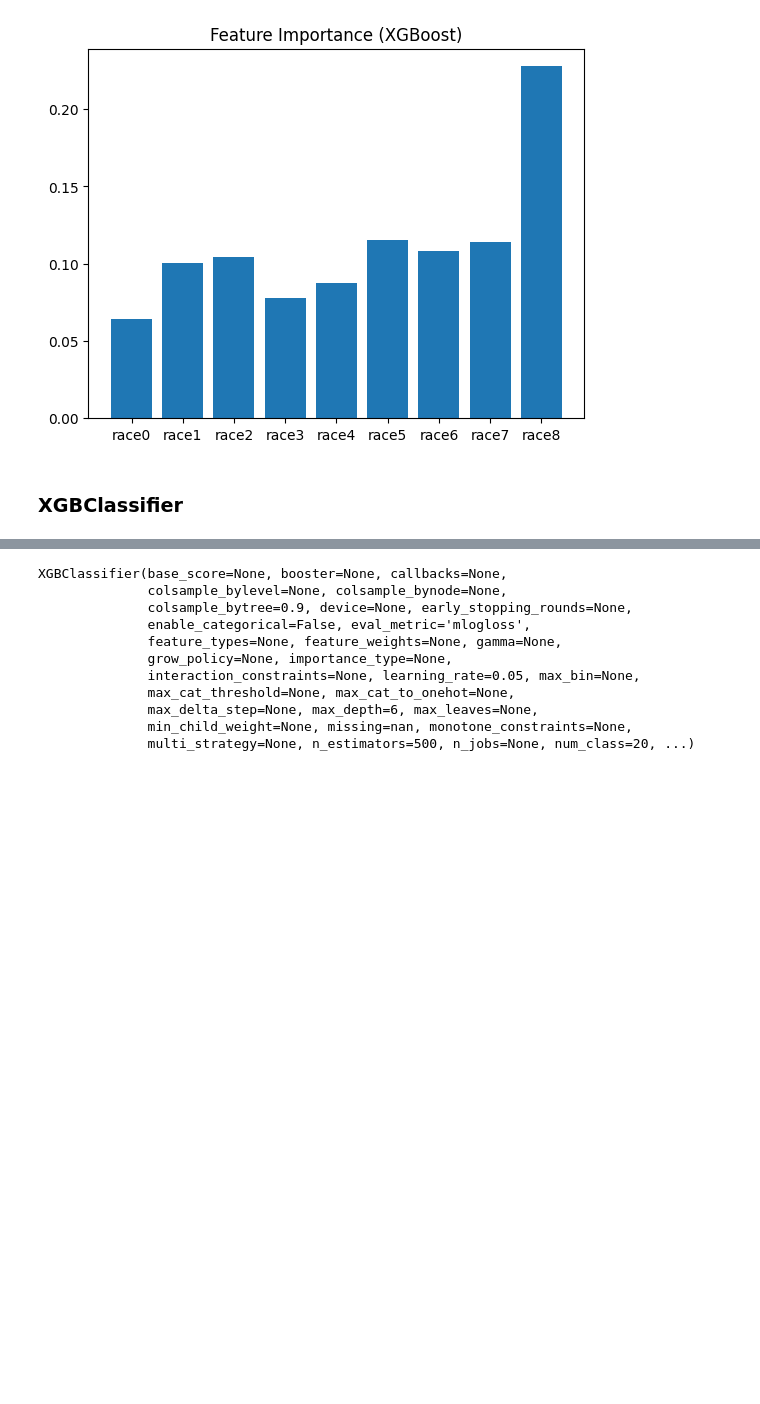
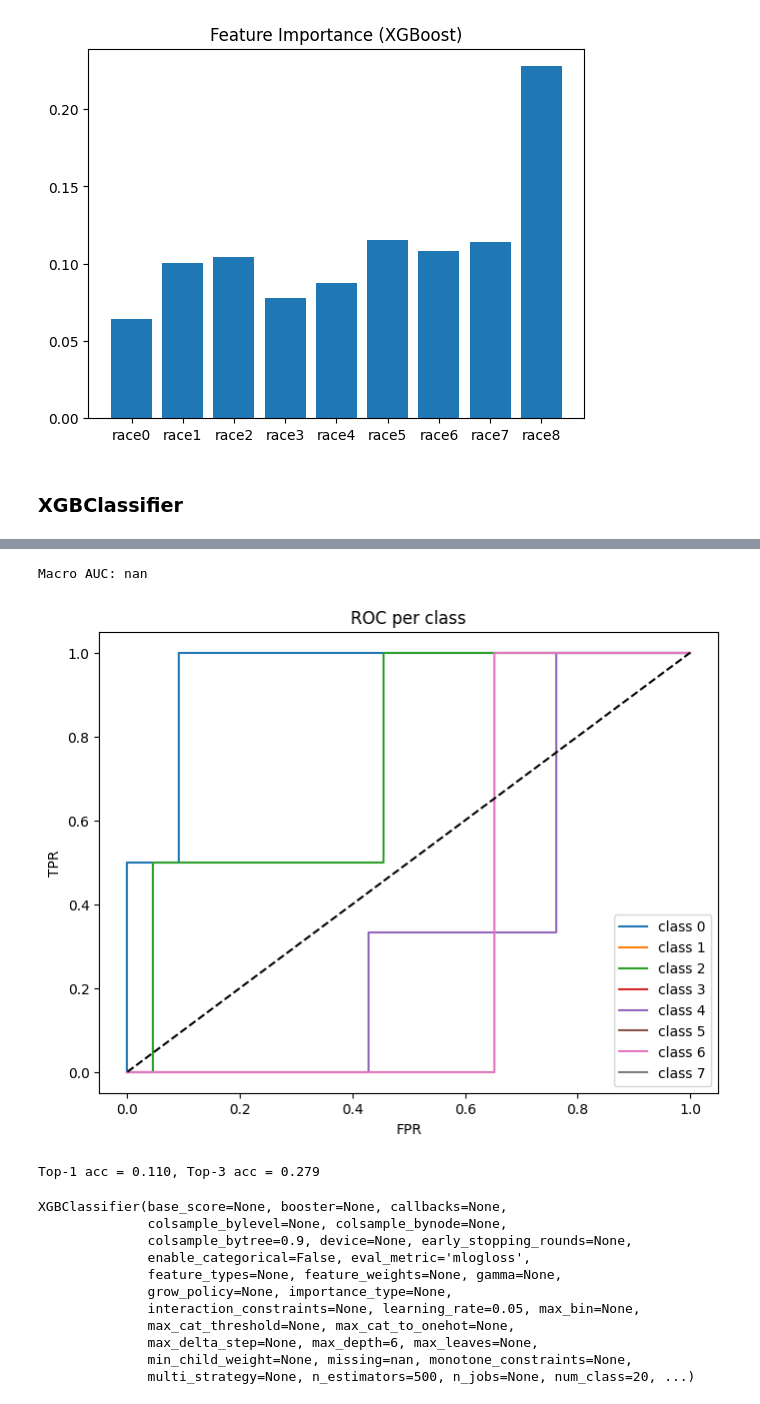
Before and after one commit to Dhia-dbh/F1WinnerPrediction, a Jupyter notebook: notebooks/test.ipynb, the cells around one changed output, grey strips where cells are left out. Drawn from its saved outputs; the diff is of its cells as text; code cells hidden in the pictures; blank space fills up the shorter version.

```diff
--- a/notebooks/test.ipynb
+++ b/notebooks/test.ipynb
@@ -466,0 +607,2 @@ NameError: name 'drivers_dict' is not defined
+# %%
+a = io_fastf1.create_columns_windows_race_quali(df_qualirace)
@@ -640,3 +1010,29 @@ plt.show()
+# %%
+# ROC AUC (multiclass one-vs-rest) & ROC curves
+y_bin = label_binarize(y_test, classes=np.arange(num_classes))
+# probs shape = (n_samples, num_classes)
+print("Macro AUC:", roc_auc_score(y_bin, probs, average='macro', multi_class='ovr'))
+# plot few per-class ROC
+plt.figure(figsize=(8,6))
+for i in range(min(8, num_classes)):
+    fpr, tpr, _ = roc_curve(y_bin[:, i], probs[:, i])
+    plt.plot(fpr, tpr, label=f'class {i}')
+plt.plot([0,1],[0,1],'k--')
+plt.xlabel('FPR')
+plt.ylabel('TPR')
+plt.legend()
+plt.title('ROC per class')
+plt.show()
+# %% [output]
+Macro AUC: nan
+[figure, added]
+# %%
+from sklearn.metrics import accuracy_score, top_k_accuracy_score
+acc = accuracy_score(y_test, preds)
+top3 = top_k_accuracy_score(y_test, probs, k=3, labels=np.arange(num_classes))
+print(f"Top-1 acc = {acc:.3f}, Top-3 acc = {top3:.3f}")
+# %% [output]
+Top-1 acc = 0.110, Top-3 acc = 0.279
 # %%
 num_classes = 20
 params = dict(
```
Also changed, not shown: parts of 52 cells of this notebook, 4 other files.
